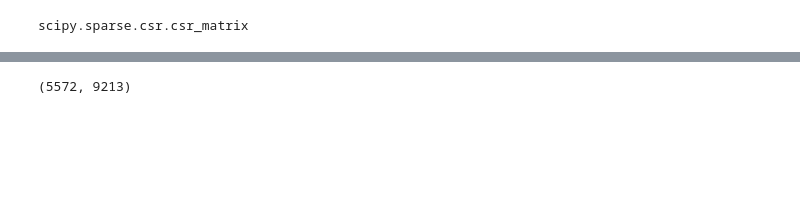
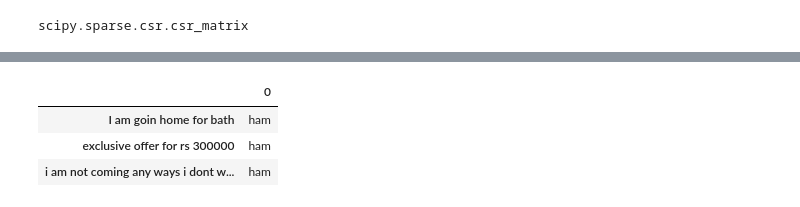
Before and after one commit to ajinkyajumde/Naive-Bayes-classifier, a Jupyter notebook: Assignment_Naive_Bayes_Classifier.ipynb, the cells around one changed output, grey strips where cells are left out. Drawn from its saved outputs; the diff is of its cells as text; code cells hidden in the pictures; blank space fills up the shorter version.

```diff
--- a/Assignment_Naive_Bayes_Classifier.ipynb
+++ b/Assignment_Naive_Bayes_Classifier.ipynb
@@ -341,5 +376,2 @@ AttributeError: ignored
 # %%
-df['tokenized_message'] = message['message'].apply(text_process)
+df['tokenized_message'] = df['message'].apply(text_process)
-# %%
-vectorizer = TfidfVectorizer(analyzer='word',stop_words= 'english')
-X = vectorizer.fit_transform(message['tokenized_message'])
@@ -348,4 +377,0 @@ X.toarray()[4560]
-# %%
-X.toarray().shape
-# %% [output]
-(5572, 9213)
@@ -355 +378,6 @@ test_vectorized = vectorizer.transform(msg_test)
+# %%
+
+test_vectorized = vectorizer.transform(df['message'])
+# %%
+test_array = test_vectorized.toarray()
 # %%
@@ -357 +384,9 @@ train_preds = spam_detect_model.predict(train_array)
 test_preds = spam_detect_model.predict(test_array)
+# %%
+k=pd.DataFrame(test_preds,sms)
+k
+# %% [output]
+|  | 0 |
+| I am goin home for bath | ham |
+| exclusive offer for rs 300000 | ham |
+| i am not coming any ways i dont w... | ham |
```
Also changed, not shown: parts of 17 cells of this notebook.
